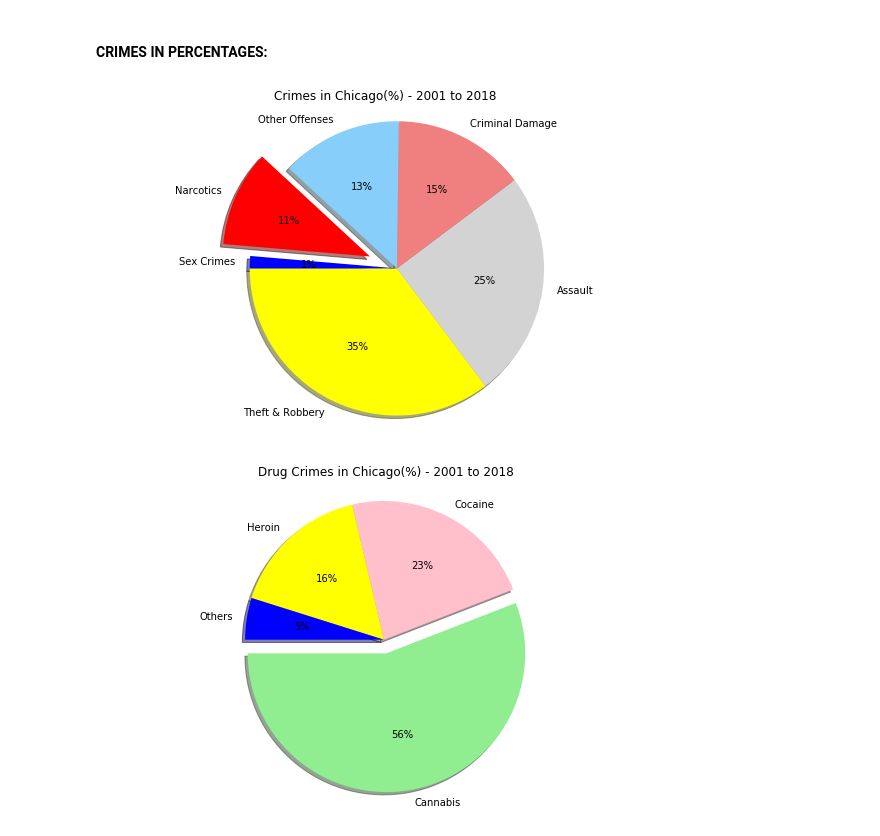
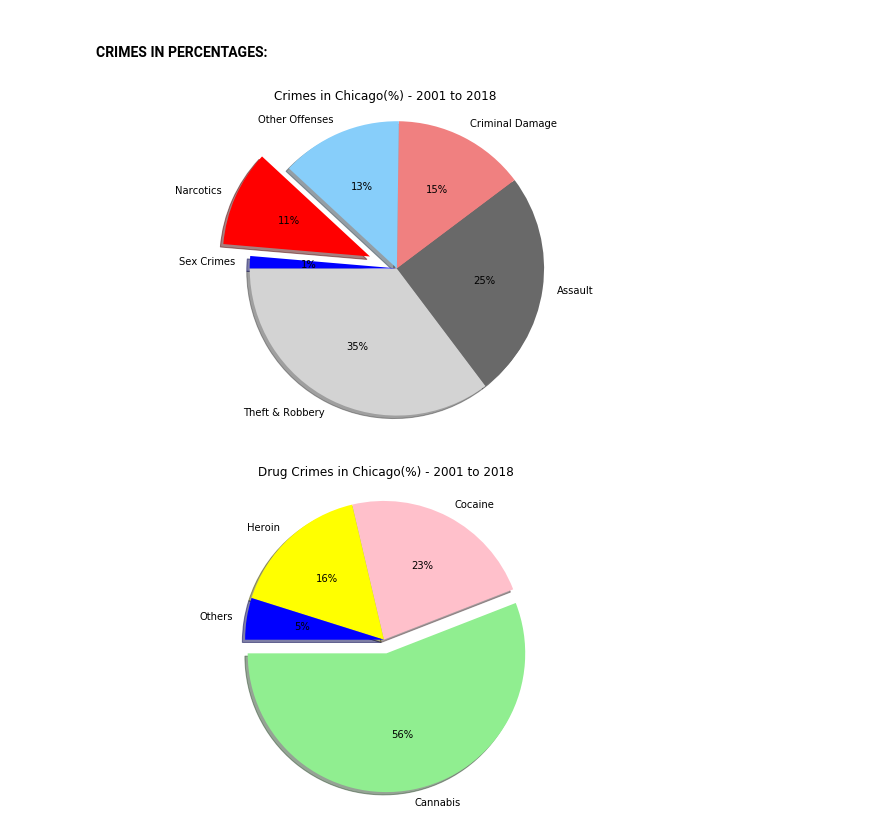
Before and after one commit to Jahmah/Chicago-Drug-Crimes-Story, a Jupyter notebook: ChicagoDrugCrimes.ipynb, the cells around one changed output. Cells and saved outputs as stored; diff of their text form; code cells hidden in the pictures.

```diff
--- a/ChicagoDrugCrimes.ipynb
+++ b/ChicagoDrugCrimes.ipynb
@@ -210,30 +201,30 @@ drugs_crime_df.head(2)
 # %%
 # Labels for the sections of our pie chart
 labels = ['Theft & Robbery','Assault','Criminal Damage','Other Offenses','Narcotics',"Sex Crimes"]
 
 # The colors of each section of the pie chart
-colors = ["yellow", "lightgray", "lightcoral", "lightskyblue", "red", "blue"]
+colors = ["lightgray", "dimgray", "lightcoral", "lightskyblue", "red", "blue"]
 
 # Tells matplotlib to seperate the "Narcotics" section from the others
 explode = (0, 0, 0, 0, 0.2, 0)
 
 # Set figure size
 plt.figure(figsize=(10,6))
 
 # Creates the pie chart based upon the values above
 plt.pie(crimes_df['Primary Type'].value_counts(), explode=explode, labels=labels, colors=colors,
         autopct="%1.0f%%", shadow=True, startangle= 180)
 
 # Incorporate other chart properties
 plt.axis("equal")
 plt.title("Crimes in Chicago(%) - 2001 to 2018")
 
 # Save the output
 plt.savefig("Chicago_crimes_Images\\Crimes_in_chicago.png")
 
 plt.show()
 # %% [output]
-[figure, old version]
+[figure, new version]
 # %%
 # Labels for the sections of our pie chart
 labels = ['Cannabis','Cocaine','Heroin','Others']
```
Also changed, not shown: parts of 2 cells of this notebook, 1 other file.
